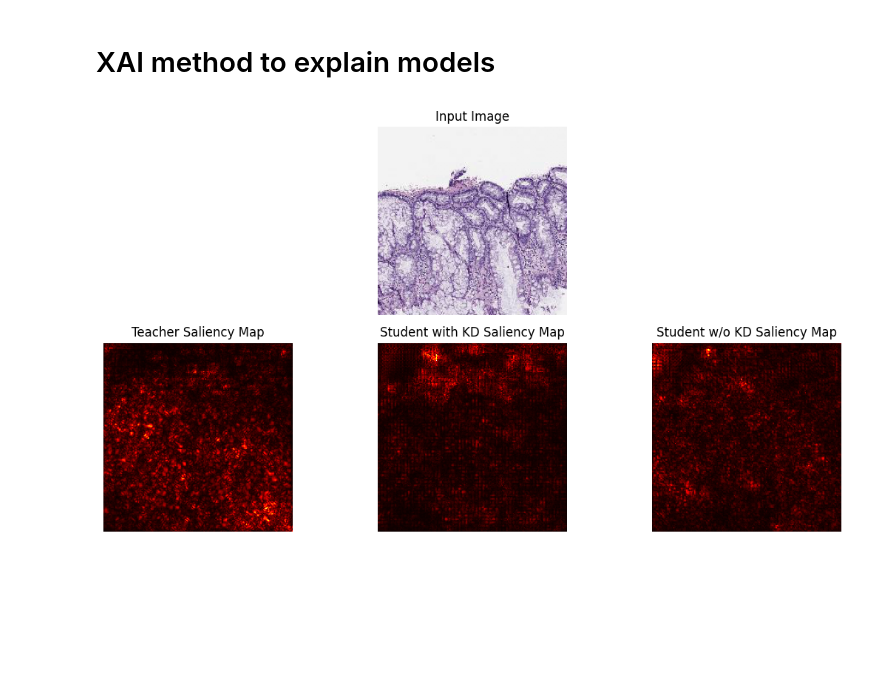
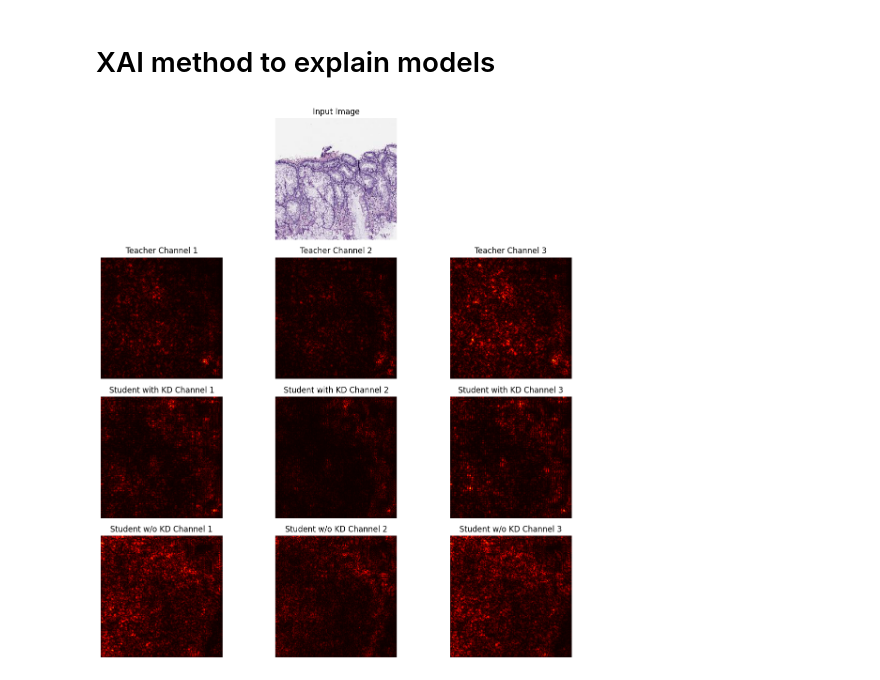
Before and after one commit to sunhuanhuan920/ECE1512_2023F_ProjectRepo_Zhenhuan_Sun, a Jupyter notebook: Project A/Task_2.ipynb, the cells around one changed output. Saved outputs shown, nothing was run; the diff lists cells and outputs as text; code cells hidden in the pictures; blank space fills up the shorter version.

```diff
--- a/Project A/Task_2.ipynb
+++ b/Project A/Task_2.ipynb
@@ -1127,55 +1128,83 @@ def compute_saliency(model_wrapper, input_image):
 # %%
 # Convert the test_dataloader to a list for easier indexing
 test_list = list(test_dataloader)
 random_index = np.random.randint(0, len(test_list))
-sample_images, _ = test_list[random_index]
+# sample_images, _ = test_list[random_index]
+sample_images, _ = test_list[1]
 sample_image = sample_images[0].unsqueeze(0)  # Take the first image from the batch
 
 # Compute saliency for each model
 saliency_teacher = compute_saliency(teacher, sample_image)
 saliency_student_KD = compute_saliency(student_KD, sample_image)
 saliency_student_scratch = compute_saliency(student_scratch, sample_image)
 
-# Plot
-plt.figure(figsize=(15, 6))
+# Create a figure and a gridspec layout
+plt.figure(figsize=(15, 12))
+gs = gridspec.GridSpec(4, 4)
 
 # Input Image
-plt.subplot(2, 4, 2)
-plt.title('Input Image')
-# Remove batch dimension, move to CPU, convert to numpy, transpose dimensions, and clip values
-image = np.clip(sample_image.squeeze(0).cpu().numpy().transpose(1, 2, 0), 0, 1)
-plt.imshow(image)
-plt.axis('off')
+ax0 = plt.subplot(gs[0, 1:2])
+ax0.imshow(image)
+ax0.set_title('Input Image')
+ax0.axis('off')
 
-# Teacher Saliency Map
-plt.subplot(2, 4, 5)
-plt.title('Teacher Saliency Map')
-# Sum the saliency across channels to get a single channel image
-saliency_teacher_combined = saliency_teacher.sum(axis=0)
-plt.imshow(saliency_teacher_combined, cmap='hot')
-# channel_idx = 1  # 0 for Red, 1 for Green, 2 for Blue
-# plt.imshow(saliency_teacher[channel_idx], cmap='hot')
-plt.axis('off')
+cmap = 'hot'
 
-# Student with KD Saliency Map
-plt.subplot(2, 4, 6)
-plt.title('Student with KD Saliency Map')
-saliency_student_KD_combined = saliency_student_KD.sum(axis=0)
-plt.imshow(saliency_student_KD_combined, cmap='hot')
-# channel_idx = 1  # 0 for Red, 1 for Green, 2 for Blue
-# plt.imshow(saliency_student_KD[channel_idx], cmap='hot')
-plt.axis('off')
+# Teacher Saliency Map - Channel 1
+ax1 = plt.subplot(gs[1, 0])
+ax1.imshow(saliency_teacher[0], cmap=cmap)
+ax1.set_title('Teacher Channel 1')
+ax1.axis('off')
 
-# Student without KD Saliency Map
-plt.subplot(2, 4, 7)
-plt.title('Student w/o KD Saliency Map')
-saliency_student_scratch_combined = saliency_student_scratch.sum(axis=0)
-plt.imshow(saliency_student_scratch_combined, cmap='hot')
-# channel_idx = 1  # 0 for Red, 1 for Green, 2 for Blue
-# plt.imshow(saliency_student_scratch[channel_idx], cmap='hot')
-plt.axis('off')
+# Teacher Saliency Map - Channel 2
+ax2 = plt.subplot(gs[1, 1])
+ax2.imshow(saliency_teacher[1], cmap=cmap)
+ax2.set_title('Teacher Channel 2')
+ax2.axis('off')
+
+# Teacher Saliency Map - Channel 3
+ax3 = plt.subplot(gs[1, 2])
+ax3.imshow(saliency_teacher[2], cmap=cmap)
+ax3.set_title('Teacher Channel 3')
+ax3.axis('off')
+
+# Student with KD Saliency Map - Channel 1
+ax4 = plt.subplot(gs[2, 0])
+ax4.imshow(saliency_student_KD[0], cmap=cmap)
+ax4.set_title('Student with KD Channel 1')
+ax4.axis('off')
+
+# Student with KD Saliency Map - Channel 2
+ax5 = plt.subplot(gs[2, 1])
+ax5.imshow(saliency_student_KD[1], cmap=cmap)
+ax5.set_title('Student with KD Channel 2')
+ax5.axis('off')
+
+# Student with KD Saliency Map - Channel 3
+ax6 = plt.subplot(gs[2, 2])
+ax6.imshow(saliency_student_KD[2], cmap=cmap)
+ax6.set_title('Student with KD Channel 3')
+ax6.axis('off')
+
+# Student without KD Saliency Map - Channel 1
+ax7 = plt.subplot(gs[3, 0])
+ax7.imshow(saliency_student_scratch[0], cmap=cmap)
+ax7.set_title('Student w/o KD Channel 1')
+ax7.axis('off')
+
+# Student without KD Saliency Map - Channel 2
+ax8 = plt.subplot(gs[3, 1])
+ax8.imshow(saliency_student_scratch[1], cmap=cmap)
+ax8.set_title('Student w/o KD Channel 2')
+ax8.axis('off')
+
+# Student without KD Saliency Map - Channel 3
+ax9 = plt.subplot(gs[3, 2])
+ax9.imshow(saliency_student_scratch[2], cmap=cmap)
+ax9.set_title('Student w/o KD Channel 3')
+ax9.axis('off')
 
 plt.tight_layout()
 plt.show()
 # %% [output]
-[figure, old version]
+[figure, new version]
```
Also changed, not shown: parts of 2 cells of this notebook.
